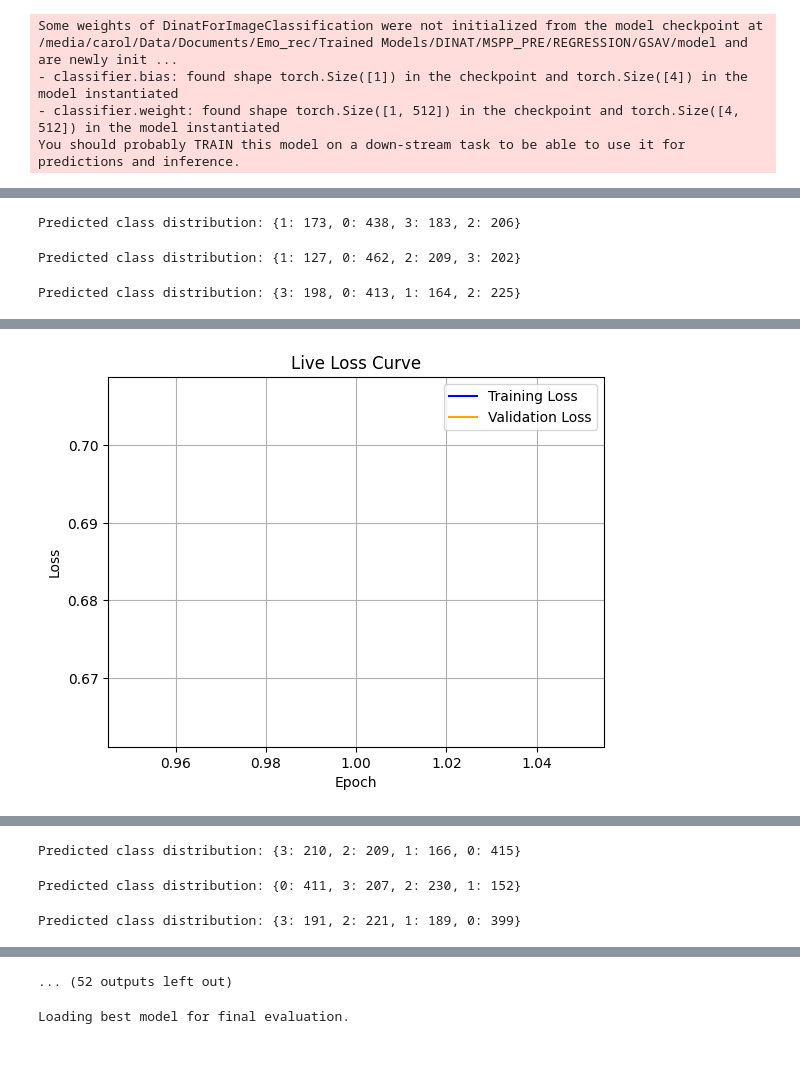
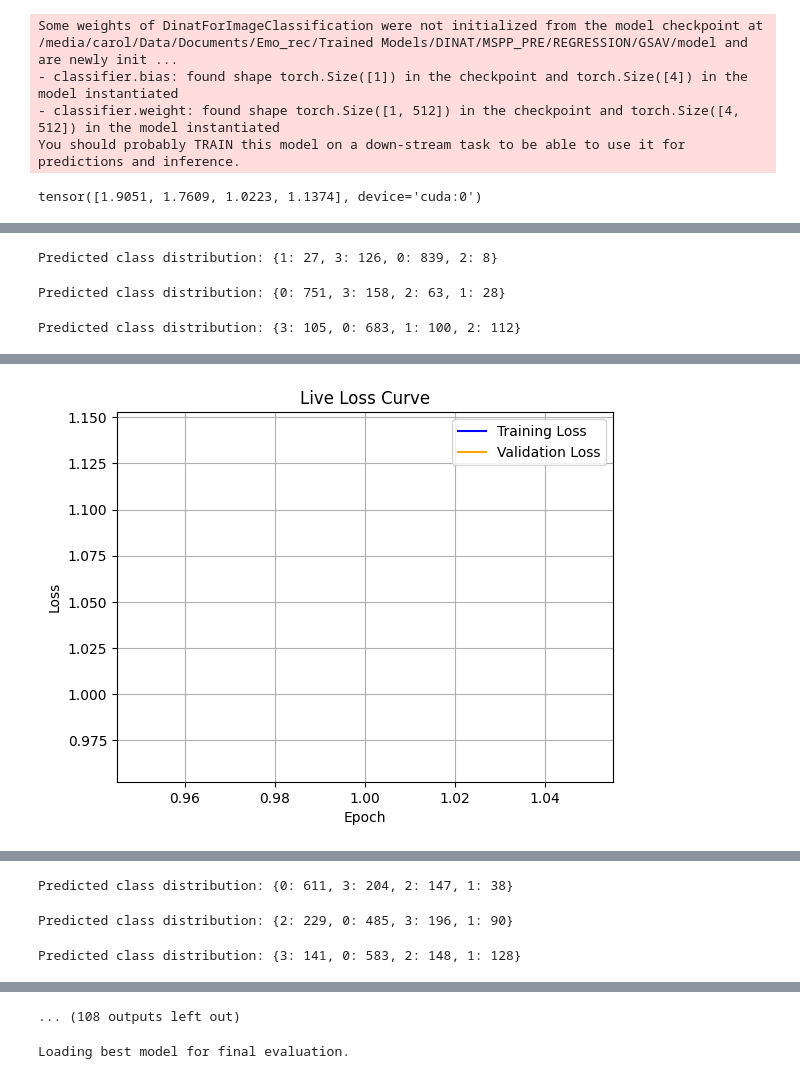
Before and after one commit to wasef-c/EmoSpeech, a Jupyter notebook: main_notebook_old.ipynb, the cells around one changed output, grey strips where cells are left out. Cells and saved outputs as stored; diff of their text form; code cells hidden in the pictures.

```diff
--- a/main_notebook_old.ipynb
+++ b/main_notebook_old.ipynb
@@ -96,10 +124,10 @@ train_sampler = CustomSampler(train_dataset)
 # DataLoader with Collate Function
 train_loader = DataLoader(
     train_dataset,
-    # sampler=train_sampler,
+    sampler=train_sampler,
     batch_size=BATCH_SIZE,
     collate_fn=collate_fn,
-    shuffle=True
+    # shuffle=True
 )
 
 val_loader = DataLoader(
@@ -143,21 +171,24 @@ class CombinedModels(nn.Module):
 
 # Initialize Combined Model
 image_feature_dim = 512 #512
+# image_feature_dim = 7 #512
+
 bert_embedding_dim = 768
 combined_dim = 1024
 num_labels = 4
 
-# model = CombinedModel(image_model, image_feature_dim, bert_embedding_dim, combined_dim, num_labels)
-model = ImprovedCombinedModel(image_model, bert_model, image_feature_dim, bert_embedding_dim, combined_dim, num_labels)
+# # model = CombinedModel(image_model, image_feature_dim, bert_embedding_dim, combined_dim, num_labels)
+# # model = ImprovedCombinedModel(image_model, bert_model, image_feature_dim, bert_embedding_dim, combined_dim, num_labels)
+# model = CompatibleCombinedModel(image_model, bert_model, image_feature_dim, bert_embedding_dim, combined_dim, num_labels)
 
-# model = CombinedModels(image_model, image_feature_dim, bert_embedding_dim, combined_dim, num_labels)
+# # model = CombinedModels(image_model, image_feature_dim, bert_embedding_dim, combined_dim, num_labels)
 
 
 # Custom Loss Function
 a = 1
 angry_weight = a
 happy_weight = a
-neutral_weight = a
+neutral_weight = 3
 sad_weight = a
 
 class_weight_multipliers = {
@@ -168,7 +199,10 @@ class_weight_multipliers = {
 }
 
 class_weights = calculate_class_weights(train_dataset, class_weight_multipliers)
-class_weights = [1,2,1,1]
+
+# class_weights = torch.tensor([0.85, 1.3, 1.0, 0.92], dtype=torch.float).to(device)
+
+# class_weights = [1,2,1,1]
 class_weights = torch.tensor(class_weights, dtype=torch.float).to(device)
 
 # super_loss = SuperLoss(C=num_labels, lam=0.5, batch_size=10, class_weights=class_weights)
@@ -229,6 +263,10 @@ Some weights of DinatForImageClassification were not initialized from the model
 - classifier.bias: found shape torch.Size([1]) in the checkpoint and torch.Size([4]) in the model instantiated
 - classifier.weight: found shape torch.Size([1, 512]) in the checkpoint and torch.Size([4, 512]) in the model instantiated
 You should probably TRAIN this model on a down-stream task to be able to use it for predictions and inference.
+# %%
+class_weights
+# %% [output]
+tensor([1.9051, 1.7609, 1.0223, 1.1374], device='cuda:0')
 # %%
 model = model.to(device)
 optimizer = optim.AdamW(model.parameters(), lr=training_args.learning_rate, weight_decay = training_args.weight_decay)
@@ -306,22 +344,25 @@ for epoch in range(num_epochs):
         labels = batch["labels"].to(device)
 
 
-        bert_embeddings = batch["bert_embeddings"].to(device)
+        # bert_embeddings = batch["bert_embeddings"].to(device)
 
 
         # Forward pass
         # Forward pass
-        outputs = model(pixel_values=pixel_values, bert_embeddings=bert_embeddings)
+        # outputs = model(pixel_values=pixel_values, bert_embeddings=bert_embeddings)
+
+        outputs = model(pixel_values=pixel_values, bert_input_ids=input_ids, bert_attention_mask=attention_mask)
+
         logits = outputs["logits"]
-        image_logits = outputs["image_logits"]
-        bert_logits = outputs["bert_logits"]
+        # image_logits = outputs["image_logits"]
+        # bert_logits = outputs["bert_logits"]
 
-        image_loss = focal_loss(image_logits, labels)  # Loss for image features only
-        bert_loss = focal_loss(bert_logits, labels)  # Loss for BERT features only
+        # image_loss = focal_loss(image_logits, labels)  # Loss for image features only
+        # bert_loss = focal_loss(bert_logits, labels)  # Loss for BERT features only
 
         # Compute Focal Loss for each
         combined_loss = focal_loss(logits, labels)  # Loss for combined features
-        weight = max(0.1, 1 - epoch * 0.02)  # Decrease weight over time
+        # weight = max(0.1, 1 - epoch * 0.02)  # Decrease weight over time
         # combined_loss = weight * image_loss + (1 - weight) * combined_loss
 
 
@@ -329,7 +370,7 @@ for epoch in range(num_epochs):
         # # Separate optimizers
         # optimizer_image = torch.optim.Adam(model.image_model.parameters(), lr=1e-5)
         # optimizer_bert = torch.optim.Adam(model.bert_model.parameters(), lr=1e-4)
-        optimizer_combined = torch.optim.Adam(model.parameters(), lr=1e-4)  # Includes both models
+        optimizer_combined = torch.optim.Adam(model.parameters(), lr=1e-5, weight_decay=1e-5)
 
 
         # # Update both models using the combined loss
@@ -348,8 +389,8 @@ for epoch in range(num_epochs):
 
         # Update progress bar
         train_loss += combined_loss.item()
-        img_train_loss += image_loss.item()
-        bert_train_loss += bert_loss.item()
+        # img_train_loss += image_loss.item()
+        # bert_train_loss += bert_loss.item()
 
         progress_bar.set_postfix({"combined_loss": combined_loss.item()}) #, "image_loss": image_loss.item(),"bert_loss": bert_loss.item(),})
 
@@ -363,7 +404,7 @@ for epoch in range(num_epochs):
             print("Predicted class distribution:", clean_class_counts)
             all_trained_preds = []
 
-    print(f"Epoch {epoch+1}/{num_epochs} - Training Loss: {train_loss / len(train_loader):.4f}  Img Loss: {img_train_loss / len(train_loader):.4f}  Bert Loss: {bert_train_loss / len(train_loader):.4f} ")
+    print(f"Epoch {epoch+1}/{num_epochs} - Training Loss: {train_loss / len(train_loader):.4f}  ")#Img Loss: {img_train_loss / len(train_loader):.4f}  Bert Loss: {bert_train_loss / len(train_loader):.4f} ")
     lr_scheduler.step()
 
     # Evaluation on validation set
@@ -383,7 +424,8 @@ for epoch in range(num_epochs):
 
 
             # Forward pass
-            outputs = model(pixel_values=pixel_values, bert_embeddings=bert_embeddings)
+            # outputs = model(pixel_values=pixel_values, bert_embeddings=bert_embeddings)
+            outputs = model(pixel_values=pixel_values, bert_input_ids=input_ids, bert_attention_mask=attention_mask)
 
             logits = outputs["logits"]
 
@@ -425,12 +467,12 @@ for epoch in range(num_epochs):
 
 
     # Early stopping logic based on UAR
-    if uar > best_val_uar:
-        best_val_uar = uar
+    if accuracy>best_val_uar:
+        best_val_uar = accuracy
         patience_counter = 0
         # Save best model
         torch.save(model.state_dict(), best_model_path)
-        print("Validation UAR improved. Saving best model and resetting patience counter.")
+        print("Validation accuracy improved. Saving best model and resetting patience counter.")
     else:
         patience_counter += 1
 
@@ -445,6 +487,6 @@ plt.show()
 # %% [output]
 [interactive output not drawn]
 [interactive output not drawn]
-Predicted class distribution: {1: 173, 0: 438, 3: 183, 2: 206}
+Predicted class distribution: {1: 27, 3: 126, 0: 839, 2: 8}
-Predicted class distribution: {1: 127, 0: 462, 2: 209, 3: 202}
+Predicted class distribution: {0: 751, 3: 158, 2: 63, 1: 28}
-Predicted class distribution: {3: 198, 0: 413, 1: 164, 2: 225}
+Predicted class distribution: {3: 105, 0: 683, 1: 100, 2: 112}
@@ -452 +494 @@ Epoch 1/50 - Training Loss: 0.7067  Img Loss: 0.9897  Bert Loss: 1.1003
-[figure, old version]
+[figure, new version]
@@ -455,3 +497,3 @@ Validation UAR improved. Saving best model and resetting patience counter.
-Predicted class distribution: {3: 210, 2: 209, 1: 166, 0: 415}
+Predicted class distribution: {0: 611, 3: 204, 2: 147, 1: 38}
-Predicted class distribution: {0: 411, 3: 207, 2: 230, 1: 152}
+Predicted class distribution: {2: 229, 0: 485, 3: 196, 1: 90}
-Predicted class distribution: {3: 191, 2: 221, 1: 189, 0: 399}
+Predicted class distribution: {3: 141, 0: 583, 2: 148, 1: 128}
@@ -459,4 +501,4 @@ Epoch 2/50 - Training Loss: 0.5147  Img Loss: 1.0205  Bert Loss: 1.0909
-... (52 outputs left out)
+... (108 outputs left out)
 # %%
 # Load the best model after training is complete
 print("Loading best model for final evaluation.")
```
Also changed, not shown: parts of 12 cells of this notebook, 2 other files.
